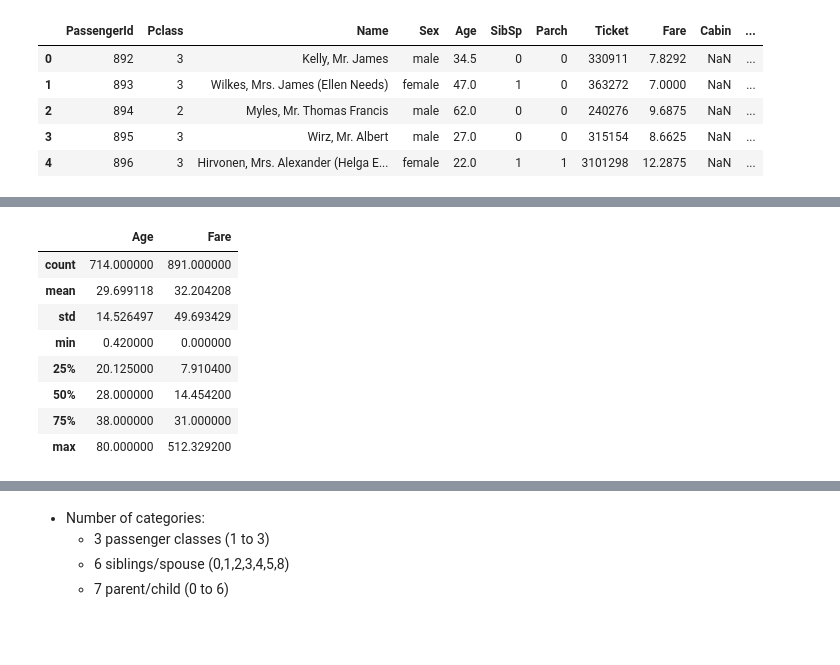
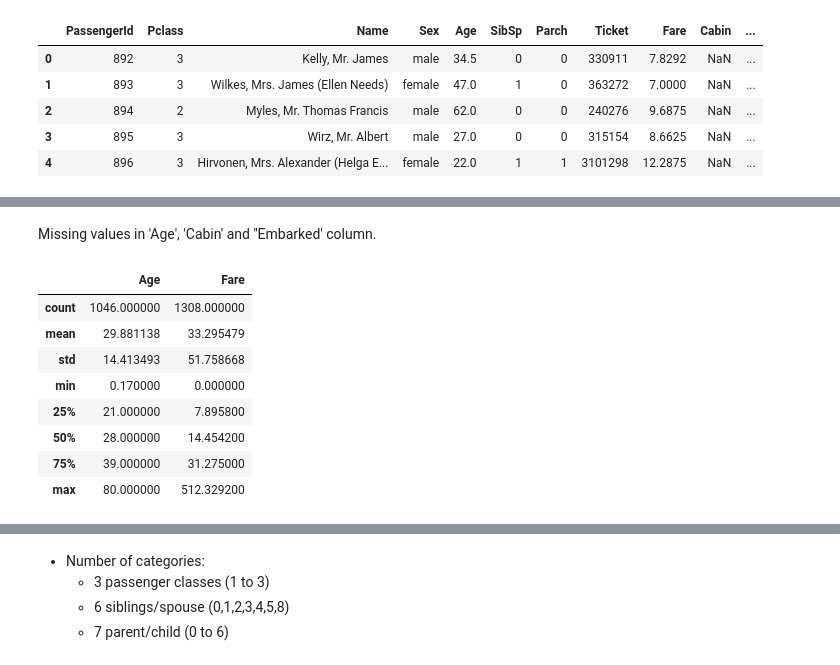
Before and after one commit to ksl31/Kaggle-Titanic-Machine-Learning, a Jupyter notebook: Kaggle_Titanic_Machine_Learning.ipynb, the cells around one changed output, grey strips where cells are left out. Saved outputs shown, nothing was run; the diff lists cells and outputs as text; code cells hidden in the pictures; blank space fills up the shorter version.

Commit message:
combined dataset

```diff
--- a/Kaggle_Titanic_Machine_Learning.ipynb
+++ b/Kaggle_Titanic_Machine_Learning.ipynb
@@ -43,0 +38,14 @@ list
+# %%
+#combine 2 datasets and clean them at the same time
+
+#remove the 'Survived' column in train dataset
+train_x = dat_train.drop('Survived', axis=1)
+train_y = dat_train['Survived']
+
+dat_clean = [train_x, dat_test]
+dat_clean = pd.concat(dat_clean)
+
+#check if datasets were successfully combined
+print('Train Dataset',train_x.shape)
+print('Test Dataset', dat_test.shape)
+print('Combined Dataset', dat_clean.shape)
@@ -64,13 +91,15 @@ memory usage: 83.6+ KB
+# %% [markdown]
+Missing values in 'Age', 'Cabin' and ''Embarked' column.
 # %%
 #descriptive statistics of numerical columns
-dat_train[['Age','Fare']].describe()
+dat_clean[['Age','Fare']].describe()
 # %% [output]
 |  | Age | Fare |
-| count | 714.000000 | 891.000000 |
-| mean | 29.699118 | 32.204208 |
-| std | 14.526497 | 49.693429 |
-| min | 0.420000 | 0.000000 |
-| 25% | 20.125000 | 7.910400 |
+| count | 1046.000000 | 1308.000000 |
+| mean | 29.881138 | 33.295479 |
+| std | 14.413493 | 51.758668 |
+| min | 0.170000 | 0.000000 |
+| 25% | 21.000000 | 7.895800 |
 | 50% | 28.000000 | 14.454200 |
-| 75% | 38.000000 | 31.000000 |
+| 75% | 39.000000 | 31.275000 |
 | max | 80.000000 | 512.329200 |
```
Also changed, not shown: parts of 30 cells of this notebook.
